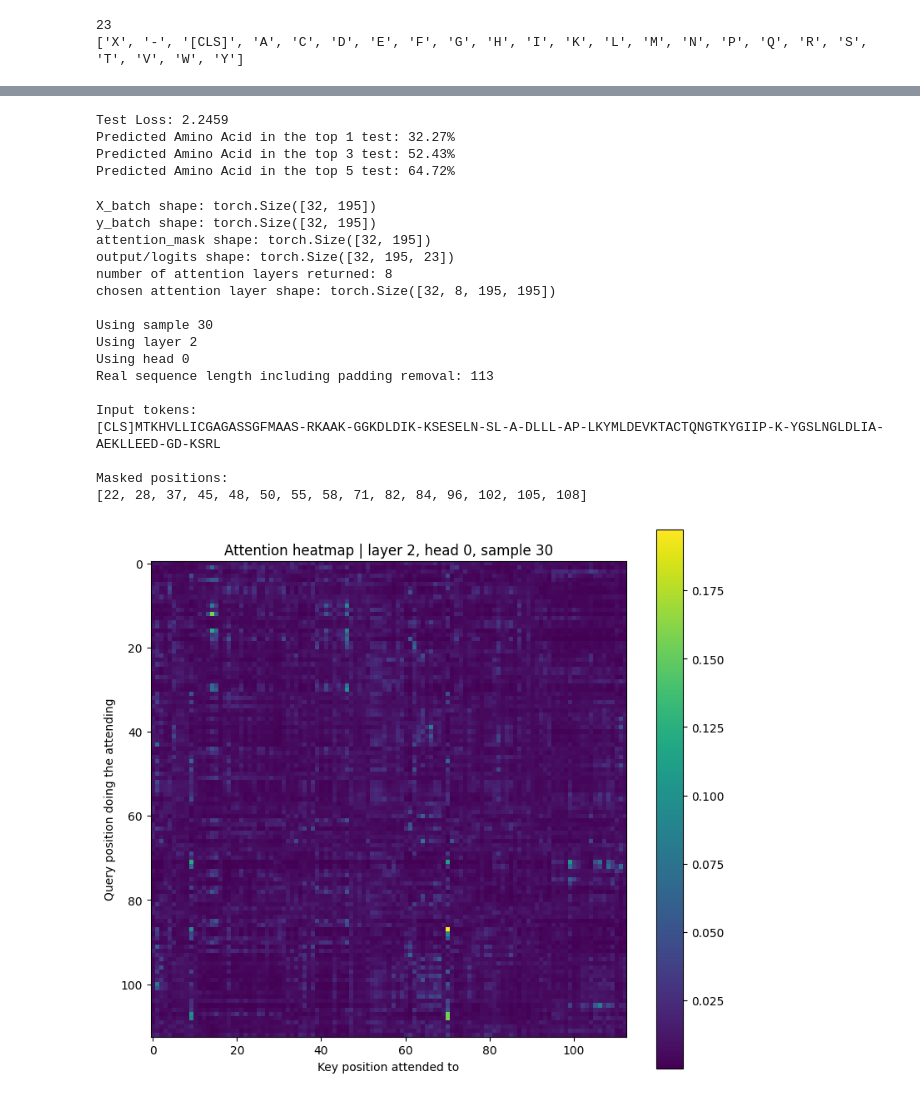
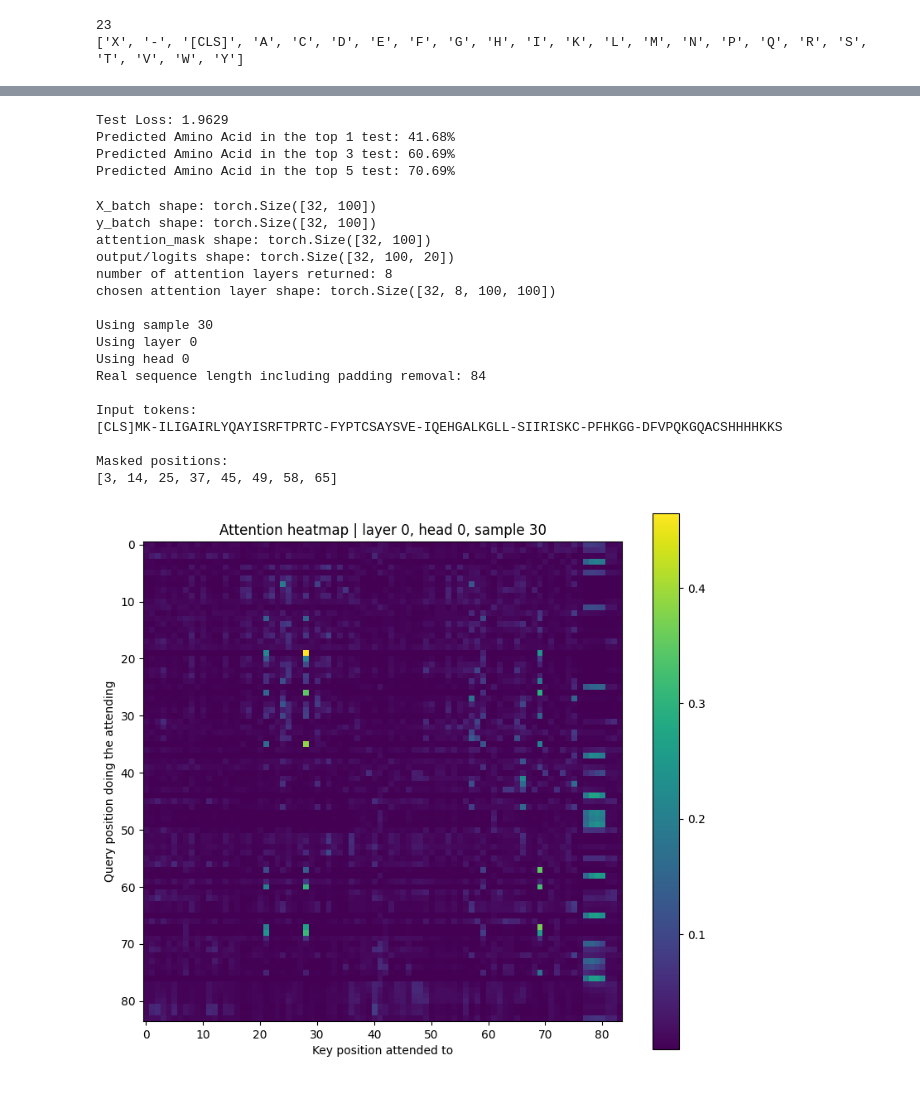
Before and after one commit to skurl/MaskedProteome, a Jupyter notebook: notebook.ipynb, the cells around one changed output, grey strips where cells are left out. Drawn from its saved outputs; the diff is of its cells as text; code cells hidden in the pictures.

```diff
--- a/notebook.ipynb
+++ b/notebook.ipynb
@@ -102,6 +118,9 @@ print(aa_vocab)
 aa_stoi = {s: i for i, s in enumerate(aa_vocab)}
 aa_itos = {i: s for i, s in enumerate(aa_vocab)}
 
+output_stoi = {s: i for i, s in enumerate(AminoAcids)}
+output_itos = {i: s for i, s in enumerate(AminoAcids)}
+
 pad_idx = aa_stoi["X"]
 mask_idx = aa_stoi["-"]
 cls_idx = aa_stoi["[CLS]"]
@@ -126,7 +145,7 @@ def make_masked(seq, mask_prob=0.15):
 
     for aa in seq:
         if torch.rand(1).item() < mask_prob:
-            labels.append(aa_stoi[aa])
+            labels.append(output_stoi[aa])
 
             r = torch.rand(1).item()
 
@@ -303,7 +322,7 @@ class Transformer(nn.Module):
         self.encoder_embedding = nn.Embedding(src_vocab_size, d_model, padding_idx=0)
         self.positional_encoding = PositionalEncoding(d_model, max_seq_length)
         self.encoder_layers = nn.ModuleList([EncoderLayer(d_model, num_heads, d_ff, dropout) for _ in range(num_layers)])
-        self.fc = nn.Linear(d_model, tgt_vocab_size)
+        self.fc = nn.Linear(d_model, 20)
         self.final_norm = nn.LayerNorm(d_model)
         self.dropout = nn.Dropout(dropout)
 
@@ -340,7 +359,7 @@ class Transformer(nn.Module):
         return output
 
 
-transformer = Transformer(src_vocab_size = len(aa_vocab), tgt_vocab_size=len(aa_vocab), d_model=ModelArgs.d_model, num_heads=ModelArgs.num_heads, num_layers=ModelArgs.num_layers, d_ff=ModelArgs.d_ff, max_seq_length=ModelArgs.max_seq_length, dropout=ModelArgs.dropout)
+transformer = Transformer(src_vocab_size = len(aa_vocab), tgt_vocab_size=len(AminoAcids), d_model=ModelArgs.d_model, num_heads=ModelArgs.num_heads, num_layers=ModelArgs.num_layers, d_ff=ModelArgs.d_ff, max_seq_length=ModelArgs.max_seq_length, dropout=ModelArgs.dropout)
 
 print(transformer)
 # %% [output]
@@ -406,14 +425,13 @@ def train_model(
     learning_rate=1e-4,
     save_path="./outputs/weights.pth"
 ):
-    criterion = nn.CrossEntropyLoss(ignore_index=-100)
-    optimizer = optim.AdamW(
-        model.parameters(),
-        lr=learning_rate,
-        weight_decay=ModelArgs.weight_decay
-    )
+    criterion = nn.CrossEntropyLoss(ignore_index=-100, label_smoothing=0.05)
+    optimizer = optim.AdamW(model.parameters(), lr=learning_rate, weight_decay=ModelArgs.weight_decay)
+    scheduler = optim.lr_scheduler.CosineAnnealingLR(optimizer, T_max=num_epochs)
 
     model = model.to(device)
+
+    best_val_loss = float("inf")
 
     for epoch in range(num_epochs):
         train_loss = run_epoch(
@@ -437,25 +455,35 @@ def train_model(
                 training=False
             )
 
+        scheduler.step()
+
+        if val_loss < best_val_loss:
+            best_val_loss = val_loss
+            torch.save(model.state_dict(), save_path)
+            print("New Best!")
+
+        current_lr = scheduler.get_last_lr()[0]
+
         print(
             f"Epoch: {epoch + 1}, "
             f"Train Loss: {train_loss:.4f}, "
             f"Val Loss: {val_loss:.4f}, "
-            f"Difference: {val_loss-train_loss}"
+            f"Difference: {val_loss-train_loss}, "
+            f"LR: {current_lr:.6f}"
         )
 
-    torch.save(model.state_dict(), save_path)
+    model.load_state_dict(torch.load(save_path, map_location=device))
 
     return model
 
-criterion = torch.nn.CrossEntropyLoss(ignore_index=-100)
+criterion = torch.nn.CrossEntropyLoss(ignore_index=-100, label_smoothing=0.05)
 
 transformer = train_model(
     model=transformer,
     train_loader=train_loader,
     val_loader=val_loader,
     device=device,
-    tgt_vocab_size=len(aa_vocab),
+    tgt_vocab_size=len(AminoAcids),
     num_epochs=ModelArgs.num_epochs,
     learning_rate=ModelArgs.learning_rate,
     save_path="./outputs/weights.pth"
@@ -483,7 +493,6 @@ Epoch: 100, Train Loss: 2.2754, Val Loss: 2.2896, Difference: 0.0142395022450871
 import torch
 import torch.nn as nn
 import torch.optim as optim
-
 
 def top_k_correct(output, y_batch, k):
 
@@ -546,14 +555,14 @@ test_loss, top1_accuracy, top3_accuracy, top5_accuracy = test_model(
     model=transformer,
     test_loader=test_loader,
     device=device,
-    tgt_vocab_size=ModelArgs.tgt_vocab_size,
+    tgt_vocab_size=len(AminoAcids),
     criterion=criterion
 )
 # %% [output]
-Test Loss: 2.2459
-Predicted Amino Acid in the top 1 test: 32.27%
-Predicted Amino Acid in the top 3 test: 52.43%
-Predicted Amino Acid in the top 5 test: 64.72%
+Test Loss: 1.9629
+Predicted Amino Acid in the top 1 test: 41.68%
+Predicted Amino Acid in the top 3 test: 60.69%
+Predicted Amino Acid in the top 5 test: 70.69%
 # %%
 # ALL CHAT FOR REFERENCE ONLY
 # ==========================
@@ -676,11 +685,11 @@ def observe_attention(
         mask_pos = mask_pos.item()
 
         true_id = y_real[mask_pos].item()
-        true_token = aa_itos[true_id]
+        true_token = output_itos[true_id]
 
         pred_probs = probs[mask_pos]
         pred_id = pred_probs.argmax().item()
-        pred_token = aa_itos[pred_id]
+        pred_token = output_itos[pred_id]
 
         top_pred_values, top_pred_ids = torch.topk(pred_probs, k=min(top_k, len(aa_itos)))
 
@@ -708,42 +717,42 @@ def observe_attention(
         print(f"Top {top_k} attended positions from masked position {mask_pos}:")
         for value, pos in zip(top_attn_values, top_attn_positions):
             pos = pos.item()
             token = aa_itos[x_real[pos].item()]
             print(f"  Position {pos:>4} | Token {token:>2} | Attention {value.item():.4f}")
 
         print("=" * 60)
         print()
 
 
 # Run it
 observe_attention(
     model=transformer,
     loader=test_loader,
     device=device,
     aa_itos=aa_itos,
-    layer_idx=2,      # final encoder layer
+    layer_idx=0,      # final encoder layer
     head_idx=0,        # first attention head
     sample_idx=30,      # first protein in batch
     top_k=10,
     max_display_len=200
 )
 # %% [output]
-X_batch shape: torch.Size([32, 195])
-y_batch shape: torch.Size([32, 195])
-attention_mask shape: torch.Size([32, 195])
-output/logits shape: torch.Size([32, 195, 23])
+X_batch shape: torch.Size([32, 100])
+y_batch shape: torch.Size([32, 100])
+attention_mask shape: torch.Size([32, 100])
+output/logits shape: torch.Size([32, 100, 20])
 number of attention layers returned: 8
-chosen attention layer shape: torch.Size([32, 8, 195, 195])
+chosen attention layer shape: torch.Size([32, 8, 100, 100])
 
 Using sample 30
-Using layer 2
+Using layer 0
 Using head 0
-Real sequence length including padding removal: 113
+Real sequence length including padding removal: 84
 
 Input tokens:
-[CLS]MTKHVLLICGAGASSGFMAAS-RKAAK-GGKDLDIK-KSESELN-SL-A-DLLL-AP-LKYMLDEVKTACTQNGTKYGIIP-K-YGSLNGLDLIA-AEKLLEED-GD-KSRL
+[CLS]MK-ILIGAIRLYQAYISRFTPRTC-FYPTCSAYSVE-IQEHGALKGLL-SIIRISKC-PFHKGG-DFVPQKGQACSHHHHKKS
 
 Masked positions:
-[22, 28, 37, 45, 48, 50, 55, 58, 71, 82, 84, 96, 102, 105, 108]
+[3, 14, 25, 37, 45, 49, 58, 65]
-[figure, old version]
+[figure, new version]
 ============================================================
```
Also changed, not shown: parts of 9 cells of this notebook, 2 other files.
